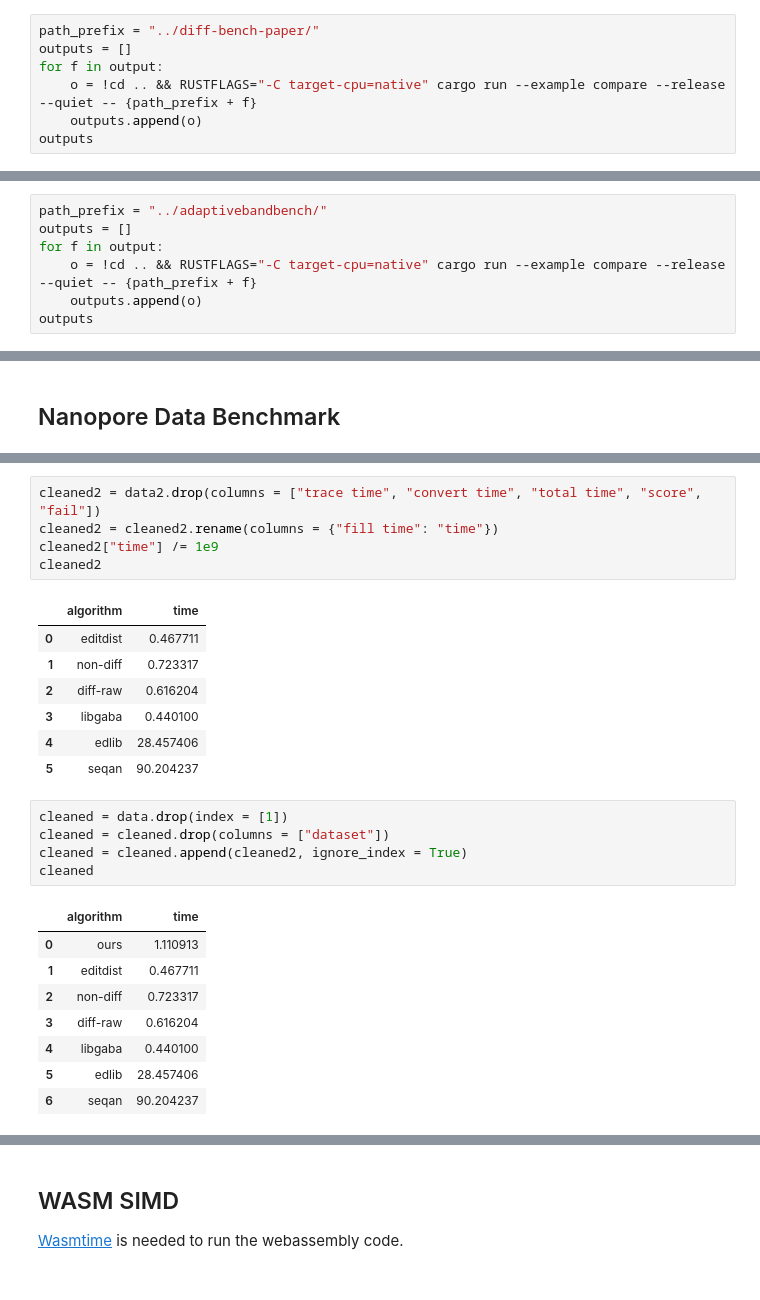
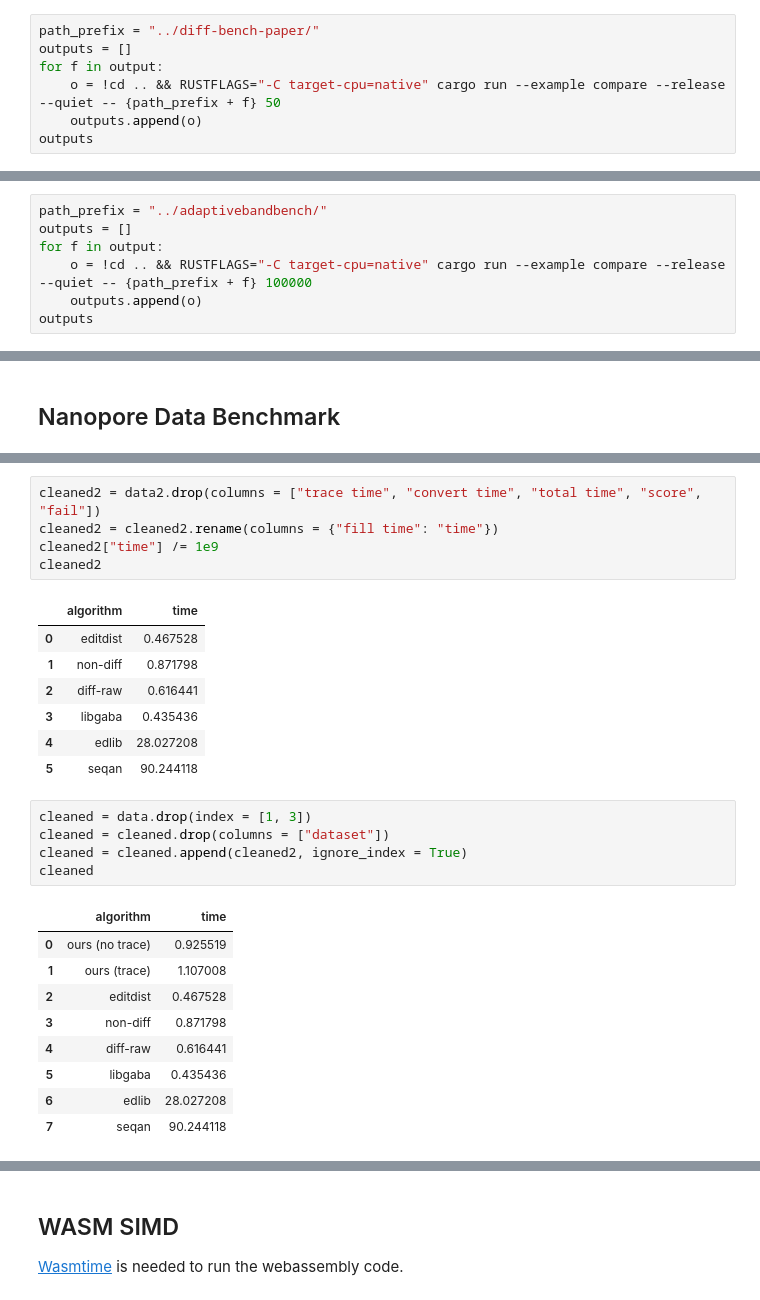
Before and after one commit to Daniel-Liu-c0deb0t/block-aligner, a Jupyter notebook: vis/block_aligner_vis.ipynb, the cells around one changed output, grey strips where cells are left out. Saved outputs shown, nothing was run; the diff lists cells and outputs as text.

```diff
--- a/vis/block_aligner_vis.ipynb
+++ b/vis/block_aligner_vis.ipynb
@@ -413,7 +467,7 @@ lengths
 path_prefix = "../diff-bench-paper/"
 outputs = []
 for f in output:
-    o = !cd .. && RUSTFLAGS="-C target-cpu=native" cargo run --example compare --release --quiet -- {path_prefix + f}
+    o = !cd .. && RUSTFLAGS="-C target-cpu=native" cargo run --example compare --release --quiet -- {path_prefix + f} 50
     outputs.append(o)
 outputs
 # %% [output]
@@ -485,7 +539,7 @@ print(band_widths)
 path_prefix = "../adaptivebandbench/"
 outputs = []
 for f in output:
-    o = !cd .. && RUSTFLAGS="-C target-cpu=native" cargo run --example compare --release --quiet -- {path_prefix + f}
+    o = !cd .. && RUSTFLAGS="-C target-cpu=native" cargo run --example compare --release --quiet -- {path_prefix + f} 100000
     outputs.append(o)
 outputs
 # %% [output]
@@ -622,24 +685,25 @@ cleaned2["time"] /= 1e9
 cleaned2
 # %% [output]
 |  | algorithm | time |
-| 0 | editdist | 0.467711 |
-| 1 | non-diff | 0.723317 |
-| 2 | diff-raw | 0.616204 |
-| 3 | libgaba | 0.440100 |
-| 4 | edlib | 28.457406 |
-| 5 | seqan | 90.204237 |
+| 0 | editdist | 0.467528 |
+| 1 | non-diff | 0.871798 |
+| 2 | diff-raw | 0.616441 |
+| 3 | libgaba | 0.435436 |
+| 4 | edlib | 28.027208 |
+| 5 | seqan | 90.244118 |
 # %%
-cleaned = data.drop(index = [1])
+cleaned = data.drop(index = [1, 3])
 cleaned = cleaned.drop(columns = ["dataset"])
 cleaned = cleaned.append(cleaned2, ignore_index = True)
 cleaned
 # %% [output]
 |  | algorithm | time |
-| 0 | ours | 1.110913 |
-| 1 | editdist | 0.467711 |
-| 2 | non-diff | 0.723317 |
-| 3 | diff-raw | 0.616204 |
-| 4 | libgaba | 0.440100 |
-| 5 | edlib | 28.457406 |
-| 6 | seqan | 90.204237 |
+| 0 | ours (no trace) | 0.925519 |
+| 1 | ours (trace) | 1.107008 |
+| 2 | editdist | 0.467528 |
+| 3 | non-diff | 0.871798 |
+| 4 | diff-raw | 0.616441 |
+| 5 | libgaba | 0.435436 |
+| 6 | edlib | 28.027208 |
+| 7 | seqan | 90.244118 |
 # %%
```
Also changed, not shown: parts of 35 cells of this notebook, 15 other files.
